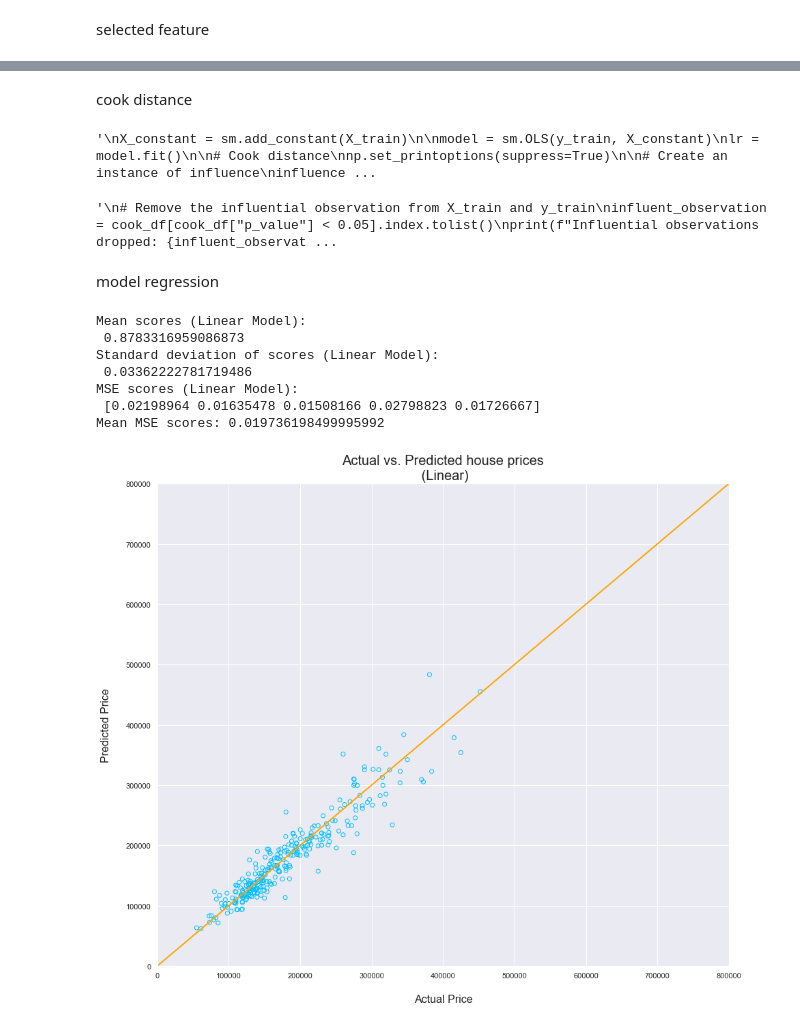
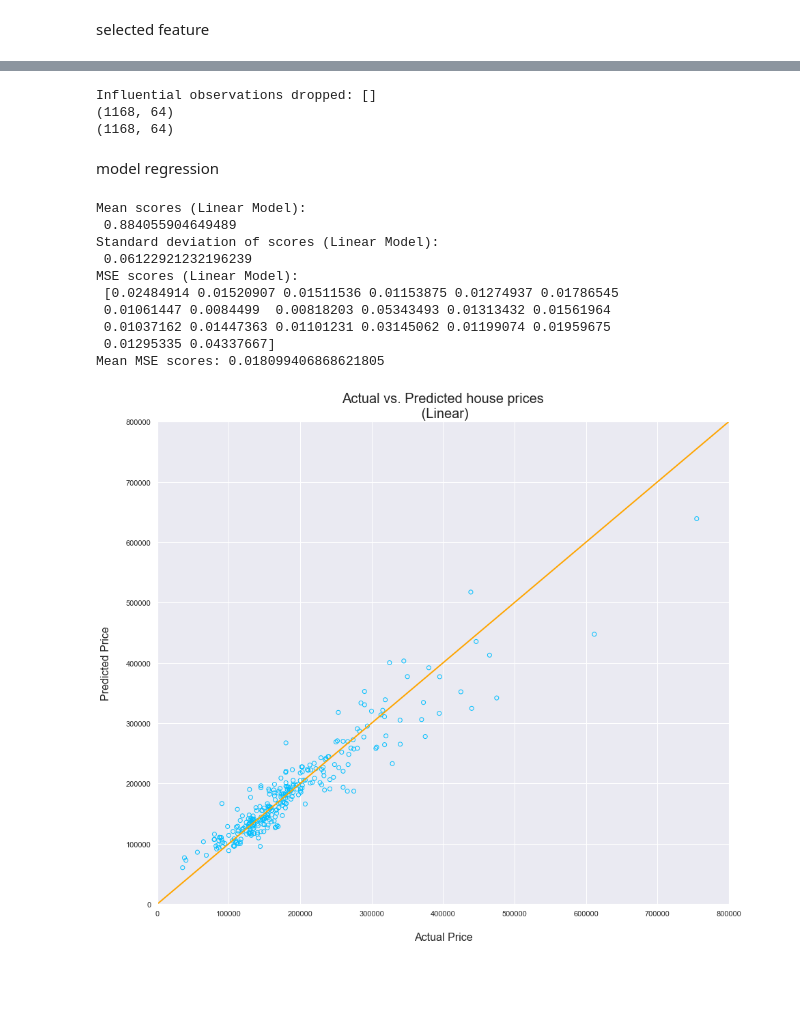
Before and after one commit to chiacchius/ML_House_prices, a Jupyter notebook: MLnotebook.ipynb, the cells around one changed output, grey strips where cells are left out. Drawn from its saved outputs; the diff is of its cells as text; code cells hidden in the pictures; blank space fills up the shorter version.

```diff
--- a/MLnotebook.ipynb
+++ b/MLnotebook.ipynb
@@ -880,7 +900,5 @@ new_testset.drop(high_vif_list, axis=1, inplace=True)
-# %% [markdown]
-cook distance
 # %%
-'''
+
 X_constant = sm.add_constant(X_train)
 
 model = sm.OLS(y_train, X_constant)
@@ -898,21 +916,22 @@ cooks = influence.cooks_distance
 # Result as a dataframe
 cook_df = pd.DataFrame({"Cook_Distance": cooks[0], "p_value": cooks[1]})
 cook_df.head()
-'''
+
+
+# Remove the influential observation from X_train and y_train
+influent_observation = cook_df[cook_df["p_value"] < 0.05].index.tolist()
+print(f"Influential observations dropped: {influent_observation}")
+
+
+# Drop these obsrevations
+print(X_train.shape)
+X_train = X_train.drop(X_train.index[influent_observation])
+y_train = y_train.drop(y_train.index[influent_observation])
+print(X_train.shape)
 # %% [output]
-'\nX_constant = sm.add_constant(X_train)\n\nmodel = sm.OLS(y_train, X_constant)\nlr = model.fit()\n\n# Cook distance\nnp.set_printoptions(suppress=True)\n\n# Create an instance of influence\ninfluence ...
+Influential observations dropped: []
+(1168, 64)
+(1168, 64)
-# %%
-'''
-# Remove the influential observation from X_train and y_train
-influent_observation = cook_df[cook_df["p_value"] < 0.05].index.tolist()
-print(f"Influential observations dropped: {influent_observation}")
-
-# Drop these obsrevations
-X_train = X_train.drop(X_train.index[influent_observation])
-y_train = y_train.drop(y_train.index[influent_observation])
-'''
-# %% [output]
-'\n# Remove the influential observation from X_train and y_train\ninfluent_observation = cook_df[cook_df["p_value"] < 0.05].index.tolist()\nprint(f"Influential observations dropped: {influent_observat ...
 # %% [markdown]
 model regression
 # %%
@@ -921,40 +943,43 @@ model_lasso = Lasso(alpha = 0.001)
 # %%
 
 scores_lin = cross_val_score(model_lin, X_train, y_train,
-                 cv=5)
+                 cv=20)
 
 print("Mean scores (Linear Model):\n", np.mean(scores_lin))
 print("Standard deviation of scores (Linear Model):\n", np.std(scores_lin))
 
 model_lin.fit(X_train, y_train)
 y_pred_lin = model_lin.predict(X_test)
 #print_score(y_test, y_pred_lin, "Linear")
 
 scores_linear_mse = -1 * cross_val_score(model_lin, X_train, y_train,
-                      cv=5,
+                      cv=20,
                       scoring='neg_mean_squared_error')
 
 print("MSE scores (Linear Model):\n", scores_linear_mse)
 print("Mean MSE scores:", scores_linear_mse.mean())
 
 plt.figure()
 plt.title("Actual vs. Predicted house prices\n (Linear)", fontsize=20)
 plt.scatter(np.exp(y_test), np.exp(y_pred_lin),
             color="deepskyblue", marker="o", facecolors="none")
 plt.plot([0, 800000], [0, 800000], "orange", lw=2)
 plt.xlim(0, 800000)
 plt.ylim(0, 800000)
 plt.xlabel("\nActual Price", fontsize=16)
 plt.ylabel("Predicted Price\n", fontsize=16)
 plt.show()
 # %% [output]
 Mean scores (Linear Model):
- 0.8783316959086873
+ 0.884055904649489
 Standard deviation of scores (Linear Model):
- 0.03362222781719486
+ 0.06122921232196239
 MSE scores (Linear Model):
- [0.02198964 0.01635478 0.01508166 0.02798823 0.01726667]
-Mean MSE scores: 0.019736198499995992
+ [0.02484914 0.01520907 0.01511536 0.01153875 0.01274937 0.01786545
+ 0.01061447 0.0084499  0.00818203 0.05343493 0.01313432 0.01561964
+ 0.01037162 0.01447363 0.01101231 0.03145062 0.01199074 0.01959675
+ 0.01295335 0.04337667]
+Mean MSE scores: 0.018099406868621805
-[figure, old version]
+[figure, new version]
 # %%
 scores_lasso = cross_val_score(model_lasso, X_train, y_train,
```
Also changed, not shown: parts of 12 cells of this notebook.
